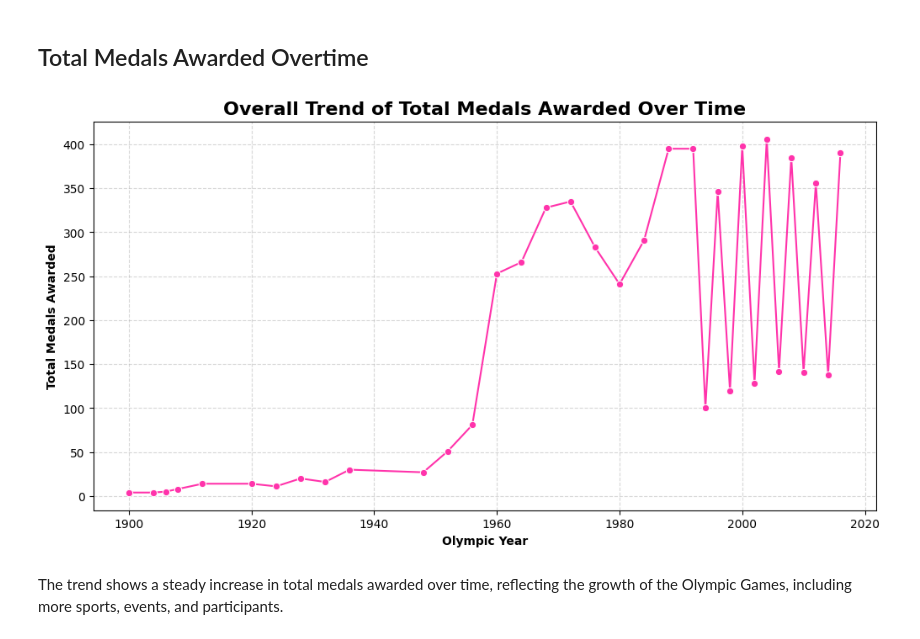
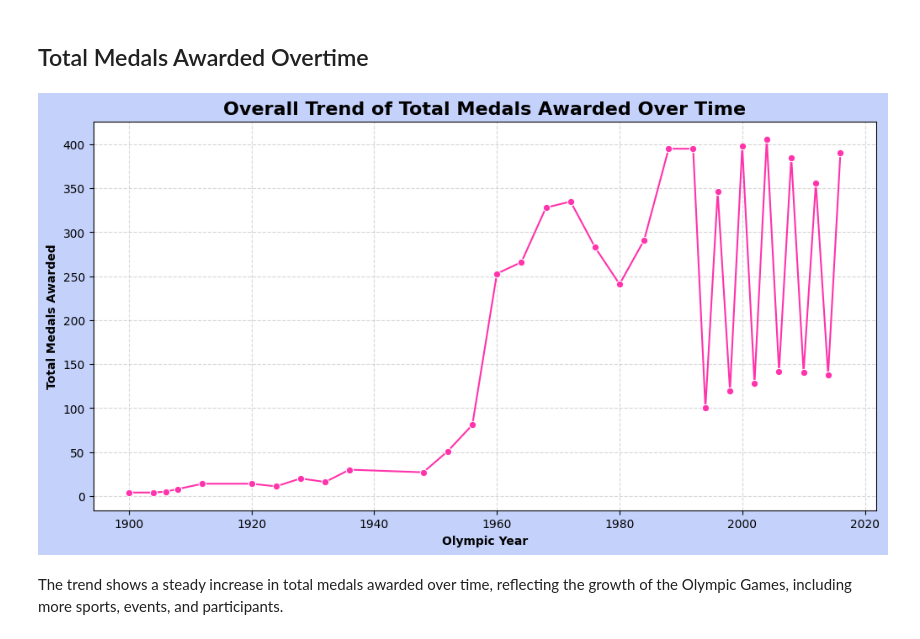
Before and after one commit to qelzli/MATHEDA-V-TOLENTINO, a Jupyter notebook: ENDTERM EXAMINATION/Exercise/ENDTERM-Olympic-Games-Data-Visualization.ipynb, the cells around one changed output. Saved outputs shown, nothing was run; the diff lists cells and outputs as text; code cells hidden in the pictures.

```diff
--- a/ENDTERM EXAMINATION/Exercise/ENDTERM-Olympic-Games-Data-Visualization.ipynb
+++ b/ENDTERM EXAMINATION/Exercise/ENDTERM-Olympic-Games-Data-Visualization.ipynb
@@ -344,23 +344,23 @@ Average Athlete Height by Year
 # %%
 df_p = df.copy()
 
 df_p= df_p[df_p["Medal"].notna()]
 
 medals_per_year = df_p.groupby("Year")["Medal"].count().reset_index()
 
-plt.figure(figsize = (12, 6))
+plt.figure(facecolor = '#c4d1fb', figsize = (12, 6))
 sns.lineplot(data = medals_per_year, x = 'Year', y = 'Medal', marker = 'o', color = '#ff33ab')
 
 plt.title("Overall Trend of Total Medals Awarded Over Time",
           fontsize = 16,
           fontweight = 'bold')
 plt.xlabel("Olympic Year",
            fontweight = 'bold')
 plt.ylabel("Total Medals Awarded",
            fontweight = 'bold')
 plt.grid(True, linestyle = "--", alpha = 0.5)
 plt.show()
 # %% [output]
-[figure, old version]
+[figure, new version]
 # %% [markdown]
 The trend shows a steady increase in total medals awarded over time, reflecting the growth of the Olympic Games, including more sports, events, and participants.
```
Also changed, not shown: parts of 1 cell of this notebook.
